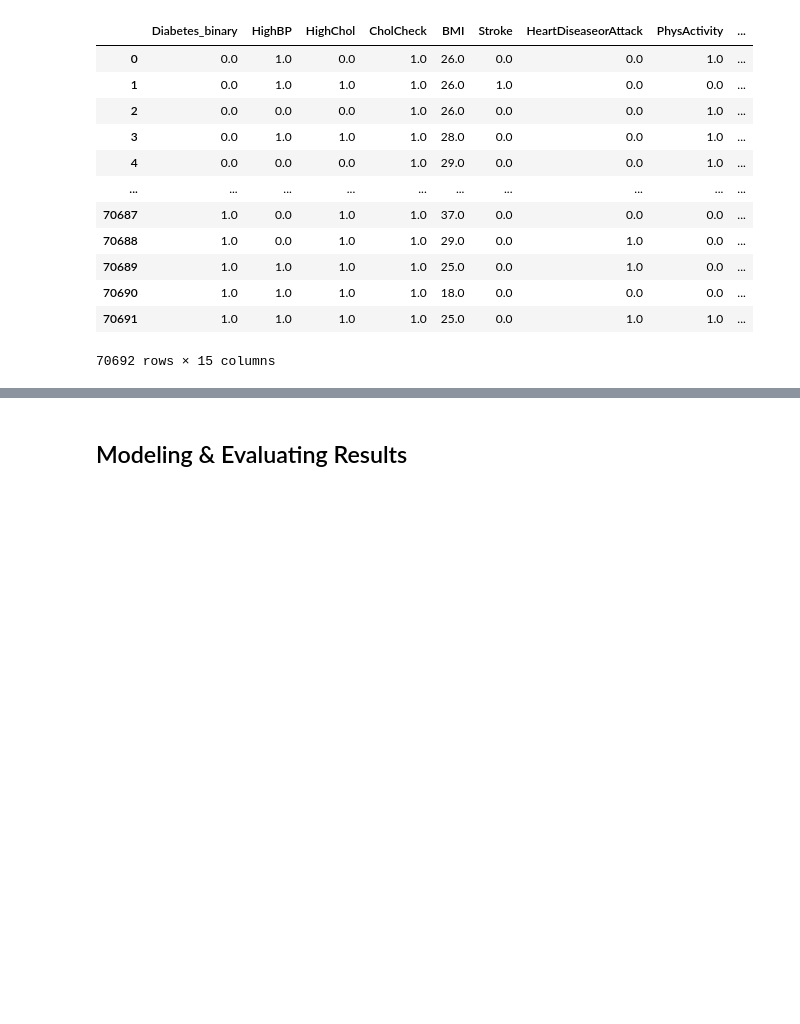
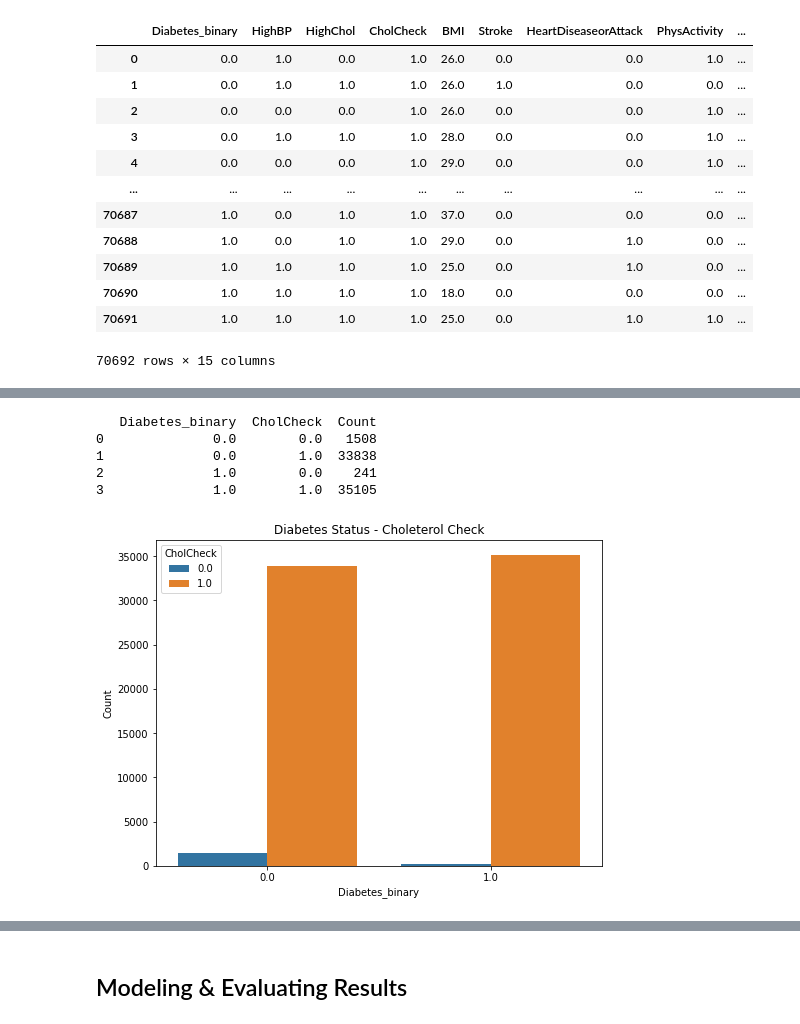
Before and after one commit to catlanhua/ITSC3162, a Jupyter notebook: ITSC3162Project2.ipynb, the cells around one changed output, grey strips where cells are left out. Drawn from its saved outputs; the diff is of its cells as text; code cells hidden in the pictures; blank space fills up the shorter version.

```diff
--- a/ITSC3162Project2.ipynb
+++ b/ITSC3162Project2.ipynb
@@ -181,0 +218,16 @@ data
+# %%
+# group Diabetes_binary & CholCheck
+diabetes_cc = data.groupby(['Diabetes_binary', 'CholCheck']).size().reset_index(name = 'Count')
+print(diabetes_cc)
+# visualize
+plt.figure(figsize = (8,6))
+sns.barplot(x = 'Diabetes_binary', y = 'Count', hue = 'CholCheck', data = diabetes_cc)
+plt.title("Diabetes Status - Choleterol Check")
+plt.show()
+# %% [output]
+   Diabetes_binary  CholCheck  Count
+0              0.0        0.0   1508
+1              0.0        1.0  33838
+2              1.0        0.0    241
+3              1.0        1.0  35105
+[figure, added]
```
Also changed, not shown: parts of 53 cells of this notebook.
